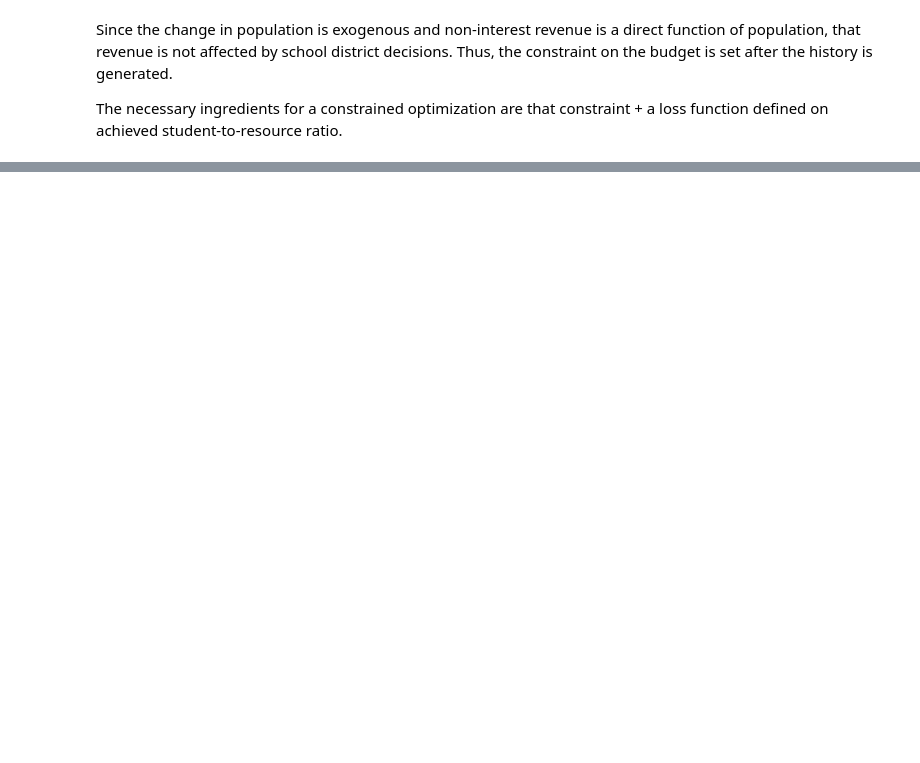
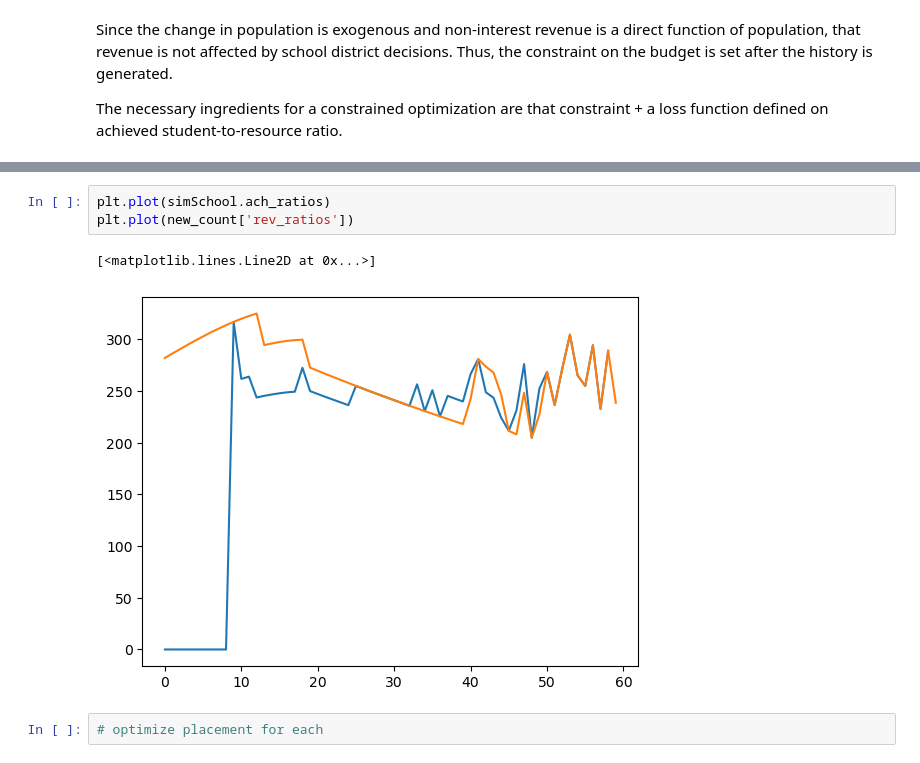
Before and after one commit to amatrhr/cas_570_project, a Jupyter notebook: school_district_and_closure.ipynb, the cells around one changed output, grey strips where cells are left out. Drawn from its saved outputs; the diff is of its cells as text; blank space fills up the shorter version.

```diff
--- a/school_district_and_closure.ipynb
+++ b/school_district_and_closure.ipynb
@@ -493,0 +692,8 @@ The necessary ingredients for a constrained optimization are that constraint + a
+# %%
+plt.plot(simSchool.ach_ratios)
+plt.plot(new_count['rev_ratios'])
+# %% [output]
+[<matplotlib.lines.Line2D at 0x...>]
+[figure, added]
+# %%
+# optimize placement for each
```
Also changed, not shown: parts of 28 cells of this notebook.
